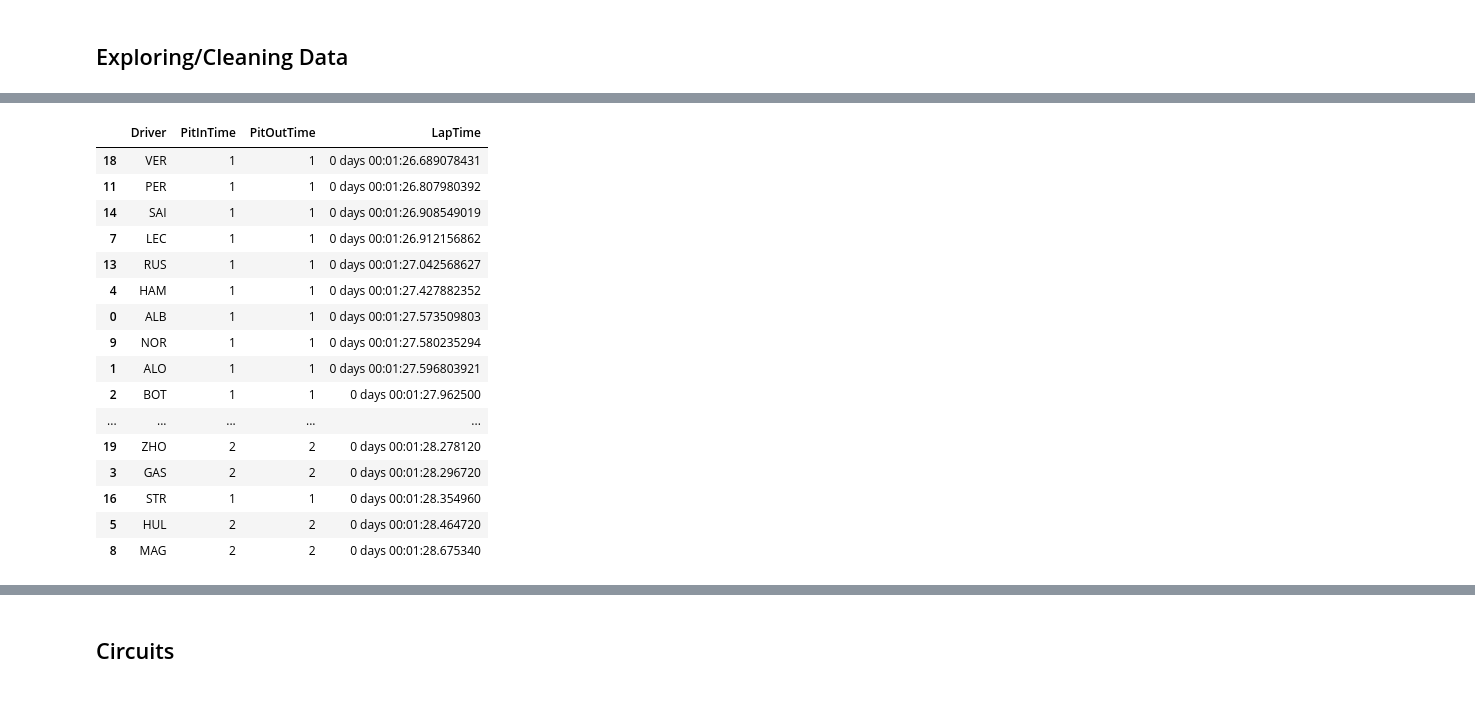
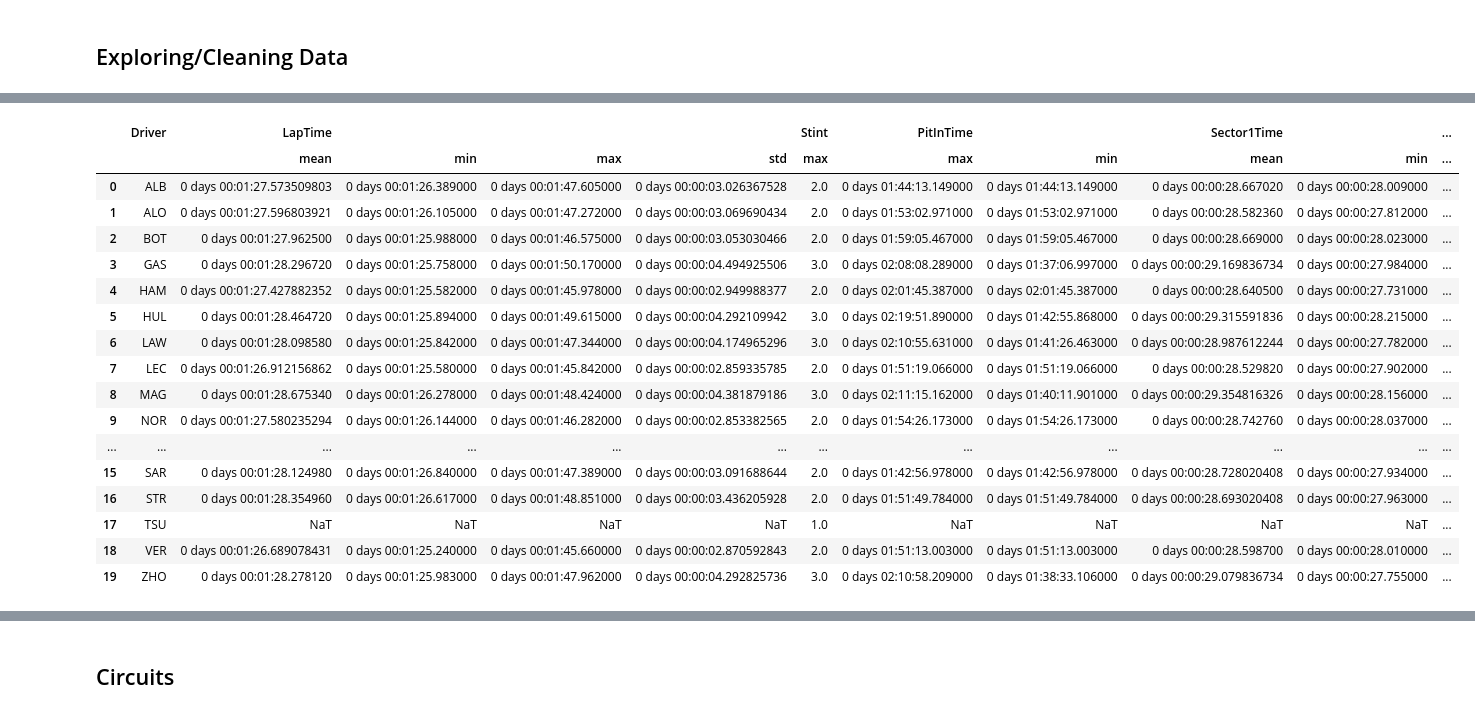
Before and after one commit to n8taylor/cs5830_final_project, a Jupyter notebook: api.ipynb, the cells around one changed output, grey strips where cells are left out. Saved outputs shown, nothing was run; the diff lists cells and outputs as text; code cells hidden in the pictures.

Commit message:
working with driver-specific data

```diff
--- a/api.ipynb
+++ b/api.ipynb
@@ -66,5 +53,8 @@ core           INFO     Finished loading data for 20 drivers: ['1', '11', '55',
 # %%
 results = session.results
+topTime = results[results.Position == 1].Time.tolist()[0]
+results['TotalTime'] = topTime + results['Time']
+results.loc[results.Position == 1, 'TotalTime'] = results.Time
 results
 # %% [output]
 |  | DriverNumber | BroadcastName | Abbreviation | DriverId | TeamName | TeamColor | TeamId | FirstName | ... |
@@ -94,7 +106,7 @@ laps['LapSeconds'] = (laps['LapTime'].dt.seconds * 1000000 + laps['LapTime'].dt.
 lapStartTime = laps.iloc[0].LapStartDate
 laps['LapStartTimeSeconds'] = laps.LapStartDate - lapStartTime
 # Add driver finishing position data
-laps = pd.merge(laps, results[['Abbreviation', 'Position']], left_on='Driver', right_on='Abbreviation', how='left')
+laps = pd.merge(laps, results[['Abbreviation', 'Position', 'GridPosition', 'TotalTime']], left_on='Driver', right_on='Abbreviation', how='left')
 # Bin drivers into upper half of finishers and lower half
 laps['UpperHalf'] = laps['Position_y'].apply(lambda x: True if x <= laps['Position_y'].max() / 2 else False)
 # Calculate the number of pit stops for each driver
@@ -109,9 +121,10 @@ stdLapTimes.columns = ['Driver', 'stdLapTime']
 lapTimesStats = pd.merge(meanLapTimes, stdLapTimes, on='Driver', how='left')
 laps = pd.merge(laps, lapTimesStats, on='Driver', how='left')
 
-# Calculate pit stop durations
+# Calculate pit stop durations/timing
 for i in range(laps.PitStops.max()):
     laps[f'Stop{i+1}Time'] = pd.NaT
+    laps[f'Stop{i+1}Lap'] = np.NaN
 laps['avgStopTime'] = pd.NaT
 laps['LongestStopTime'] = pd.NaT
 laps
@@ -125,6 +138,7 @@ for driver in laps.Driver.unique():
         pitTime = driverStats.iloc[pitOut[i]].PitOutTime - driverStats.iloc[pitIn[i]].PitInTime
         pitTimes.append(pitTime)
         laps.loc[laps['Driver'] == driver, f'Stop{i+1}Time'] = pitTime
+        laps.loc[laps['Driver'] == driver, f'Stop{i+1}Lap'] = driverStats.iloc[pitIn[i]].LapNumber
     if len(pitTimes) > 0:
         avgPitTime = pd.Timedelta(0)
         longestPitTime = pd.Timedelta(0)
@@ -330,23 +358,55 @@ plt.show()
 # %%
-drivers = laps.groupby('Driver').agg({'PitInTime': 'count', 'PitOutTime': 'count', 'LapTime': 'mean'}).reset_index()
-drivers = drivers[drivers.PitInTime == drivers.PitOutTime]
-drivers = drivers.dropna(subset='LapTime')
-drivers.sort_values(by='LapTime')
+def computeMode(x):
+    return x.mode().iloc[0] if not x.mode().empty else None
+
+drivers = laps.groupby('Driver').agg({
+    'LapTime': ['mean', 'min', 'max', 'std'],
+    'Stint': 'max',
+    'PitInTime': ['max', 'min'],
+    'Sector1Time': ['mean', 'min', 'max'],
+    'Sector2Time': ['mean', 'min', 'max'],
+    'Sector3Time': ['mean', 'min', 'max'],
+    'SpeedI1': ['mean', 'min', 'max'],
+    'SpeedI2': ['mean', 'min', 'max'],
+    'SpeedFL': ['mean', 'min', 'max'],
+    'SpeedST': ['mean', 'min', 'max'],
+    'Compound': [computeMode, 'first', 'last'],
+    'TyreLife': ['mean', 'min', 'max'],
+    'Position_x': ['first', 'mean', 'std', 'min', 'max', computeMode],
+    'LapSeconds': ['mean', 'min', 'max'],
+    'Position_y': 'max',
+    'GridPosition': 'max',
+    'TotalTime': 'max',
+    'UpperHalf': 'first',
+    'PitStops': 'max',
+    'MeanLapTime': 'max',
+    'stdLapTime': 'max',
+    'Stop1Time': 'max',
+    'Stop2Time': 'max',
+    'Stop1Lap': 'max',
+    'Stop2Lap': 'max',
+    'avgStopTime': 'max',
+    'LongestStopTime': 'max',
+}).reset_index()
+
+drivers[['Compound', 'Stint']]['Compound']['computeMode']
+drivers
 # %% [output]
-|  | Driver | PitInTime | PitOutTime | LapTime |
-| 18 | VER | 1 | 1 | 0 days 00:01:26.689078431 |
-| 11 | PER | 1 | 1 | 0 days 00:01:26.807980392 |
-| 14 | SAI | 1 | 1 | 0 days 00:01:26.908549019 |
-| 7 | LEC | 1 | 1 | 0 days 00:01:26.912156862 |
-| 13 | RUS | 1 | 1 | 0 days 00:01:27.042568627 |
-| 4 | HAM | 1 | 1 | 0 days 00:01:27.427882352 |
-| 0 | ALB | 1 | 1 | 0 days 00:01:27.573509803 |
-| 9 | NOR | 1 | 1 | 0 days 00:01:27.580235294 |
-| 1 | ALO | 1 | 1 | 0 days 00:01:27.596803921 |
-| 2 | BOT | 1 | 1 | 0 days 00:01:27.962500 |
-| ... | ... | ... | ... | ... |
-| 19 | ZHO | 2 | 2 | 0 days 00:01:28.278120 |
-| 3 | GAS | 2 | 2 | 0 days 00:01:28.296720 |
-| 16 | STR | 1 | 1 | 0 days 00:01:28.354960 |
-| 5 | HUL | 2 | 2 | 0 days 00:01:28.464720 |
-| 8 | MAG | 2 | 2 | 0 days 00:01:28.675340 |
+|  | Driver | LapTime |  |  |  | Stint | PitInTime |  | Sector1Time |  | ... |
+|  |  | mean | min | max | std | max | max | min | mean | min | ... |
+| 0 | ALB | 0 days 00:01:27.573509803 | 0 days 00:01:26.389000 | 0 days 00:01:47.605000 | 0 days 00:00:03.026367528 | 2.0 | 0 days 01:44:13.149000 | 0 days 01:44:13.149000 | 0 days 00:00:28.667020 | 0 days 00:00:28.009000 | ... |
+| 1 | ALO | 0 days 00:01:27.596803921 | 0 days 00:01:26.105000 | 0 days 00:01:47.272000 | 0 days 00:00:03.069690434 | 2.0 | 0 days 01:53:02.971000 | 0 days 01:53:02.971000 | 0 days 00:00:28.582360 | 0 days 00:00:27.812000 | ... |
+| 2 | BOT | 0 days 00:01:27.962500 | 0 days 00:01:25.988000 | 0 days 00:01:46.575000 | 0 days 00:00:03.053030466 | 2.0 | 0 days 01:59:05.467000 | 0 days 01:59:05.467000 | 0 days 00:00:28.669000 | 0 days 00:00:28.023000 | ... |
+| 3 | GAS | 0 days 00:01:28.296720 | 0 days 00:01:25.758000 | 0 days 00:01:50.170000 | 0 days 00:00:04.494925506 | 3.0 | 0 days 02:08:08.289000 | 0 days 01:37:06.997000 | 0 days 00:00:29.169836734 | 0 days 00:00:27.984000 | ... |
+| 4 | HAM | 0 days 00:01:27.427882352 | 0 days 00:01:25.582000 | 0 days 00:01:45.978000 | 0 days 00:00:02.949988377 | 2.0 | 0 days 02:01:45.387000 | 0 days 02:01:45.387000 | 0 days 00:00:28.640500 | 0 days 00:00:27.731000 | ... |
+| 5 | HUL | 0 days 00:01:28.464720 | 0 days 00:01:25.894000 | 0 days 00:01:49.615000 | 0 days 00:00:04.292109942 | 3.0 | 0 days 02:19:51.890000 | 0 days 01:42:55.868000 | 0 days 00:00:29.315591836 | 0 days 00:00:28.215000 | ... |
+| 6 | LAW | 0 days 00:01:28.098580 | 0 days 00:01:25.842000 | 0 days 00:01:47.344000 | 0 days 00:00:04.174965296 | 3.0 | 0 days 02:10:55.631000 | 0 days 01:41:26.463000 | 0 days 00:00:28.987612244 | 0 days 00:00:27.782000 | ... |
+| 7 | LEC | 0 days 00:01:26.912156862 | 0 days 00:01:25.580000 | 0 days 00:01:45.842000 | 0 days 00:00:02.859335785 | 2.0 | 0 days 01:51:19.066000 | 0 days 01:51:19.066000 | 0 days 00:00:28.529820 | 0 days 00:00:27.902000 | ... |
+| 8 | MAG | 0 days 00:01:28.675340 | 0 days 00:01:26.278000 | 0 days 00:01:48.424000 | 0 days 00:00:04.381879186 | 3.0 | 0 days 02:11:15.162000 | 0 days 01:40:11.901000 | 0 days 00:00:29.354816326 | 0 days 00:00:28.156000 | ... |
+| 9 | NOR | 0 days 00:01:27.580235294 | 0 days 00:01:26.144000 | 0 days 00:01:46.282000 | 0 days 00:00:02.853382565 | 2.0 | 0 days 01:54:26.173000 | 0 days 01:54:26.173000 | 0 days 00:00:28.742760 | 0 days 00:00:28.037000 | ... |
+| ... | ... | ... | ... | ... | ... | ... | ... | ... | ... | ... | ... |
+| 15 | SAR | 0 days 00:01:28.124980 | 0 days 00:01:26.840000 | 0 days 00:01:47.389000 | 0 days 00:00:03.091688644 | 2.0 | 0 days 01:42:56.978000 | 0 days 01:42:56.978000 | 0 days 00:00:28.728020408 | 0 days 00:00:27.934000 | ... |
+| 16 | STR | 0 days 00:01:28.354960 | 0 days 00:01:26.617000 | 0 days 00:01:48.851000 | 0 days 00:00:03.436205928 | 2.0 | 0 days 01:51:49.784000 | 0 days 01:51:49.784000 | 0 days 00:00:28.693020408 | 0 days 00:00:27.963000 | ... |
+| 17 | TSU | NaT | NaT | NaT | NaT | 1.0 | NaT | NaT | NaT | NaT | ... |
+| 18 | VER | 0 days 00:01:26.689078431 | 0 days 00:01:25.240000 | 0 days 00:01:45.660000 | 0 days 00:00:02.870592843 | 2.0 | 0 days 01:51:13.003000 | 0 days 01:51:13.003000 | 0 days 00:00:28.598700 | 0 days 00:00:28.010000 | ... |
+| 19 | ZHO | 0 days 00:01:28.278120 | 0 days 00:01:25.983000 | 0 days 00:01:47.962000 | 0 days 00:00:04.292825736 | 3.0 | 0 days 02:10:58.209000 | 0 days 01:38:33.106000 | 0 days 00:00:29.079836734 | 0 days 00:00:27.755000 | ... |
```
Also changed, not shown: parts of 60 cells of this notebook.
